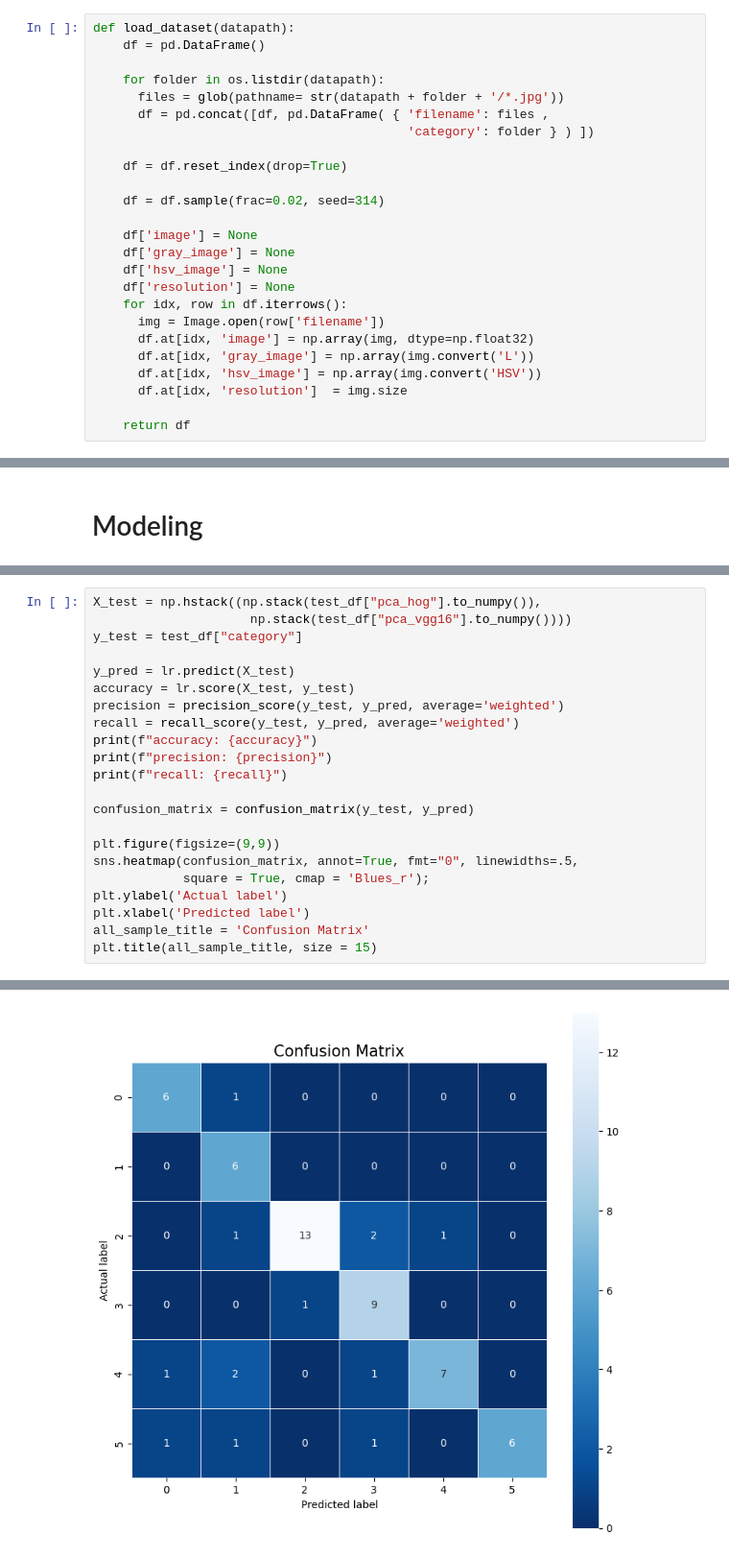
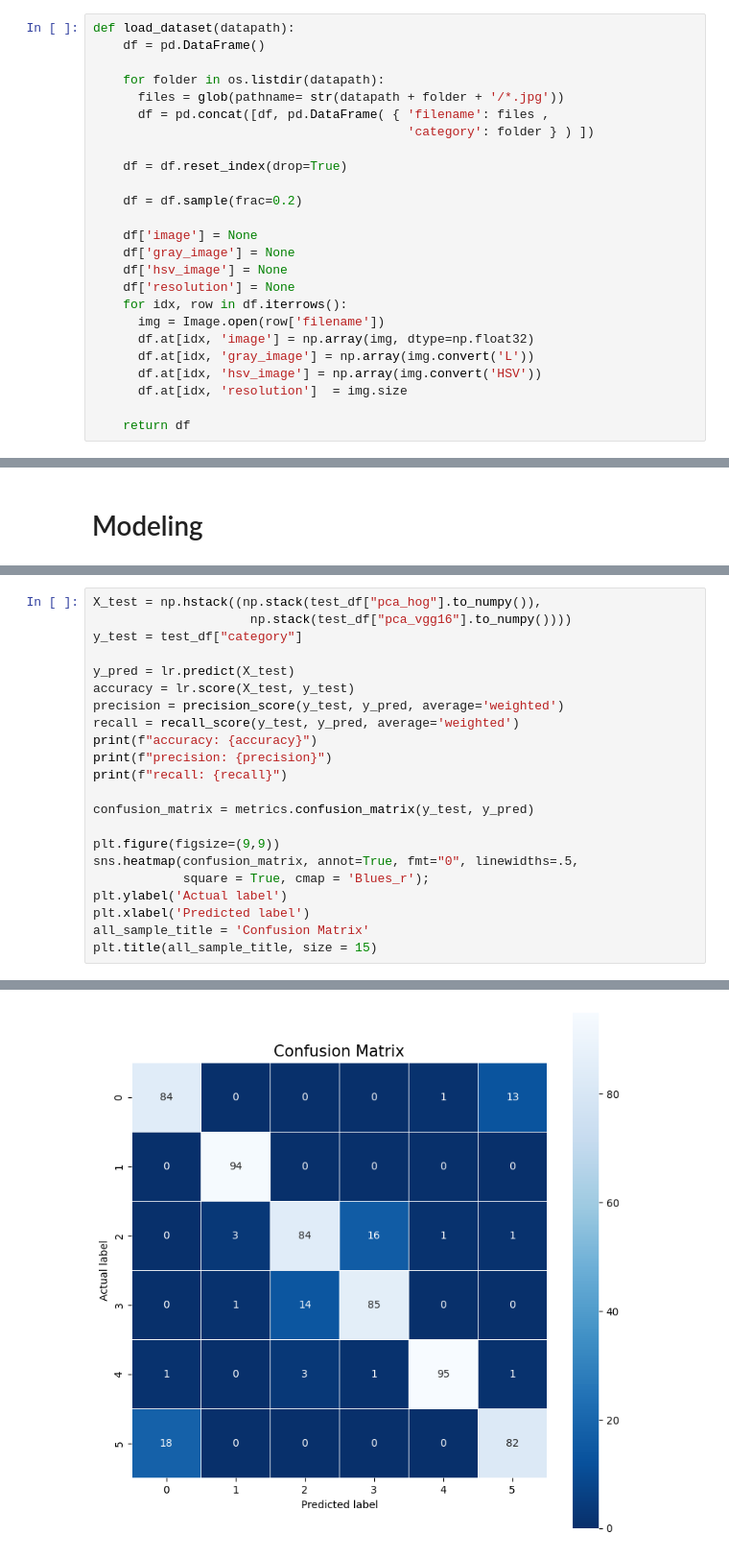
Before and after one commit to roxyrong/w281-project, a Jupyter notebook: image_classification.ipynb, the cells around one changed output, grey strips where cells are left out. Shown at 96% size. Cells and saved outputs as stored; diff of their text form.

```diff
--- a/image_classification.ipynb
+++ b/image_classification.ipynb
@@ -48,7 +50,7 @@ def load_dataset(datapath):
 
     df = df.reset_index(drop=True)
 
-    df = df.sample(frac=0.02, seed=314)
+    df = df.sample(frac=0.2)
 
     df['image'] = None
     df['gray_image'] = None
@@ -288,7 +288,7 @@ print(f"accuracy: {accuracy}")
 print(f"precision: {precision}")
 print(f"recall: {recall}")
 
-confusion_matrix = confusion_matrix(y_test, y_pred)
+confusion_matrix = metrics.confusion_matrix(y_test, y_pred)
 
 plt.figure(figsize=(9,9))
 sns.heatmap(confusion_matrix, annot=True, fmt="0", linewidths=.5,
@@ -304,2 +304,2 @@ recall: 0.7833333333333333
 Text(0.5, 1.0, 'Confusion Matrix')
-[figure, old version]
+[figure, new version]
```
Also changed, not shown: parts of 20 cells of this notebook.
